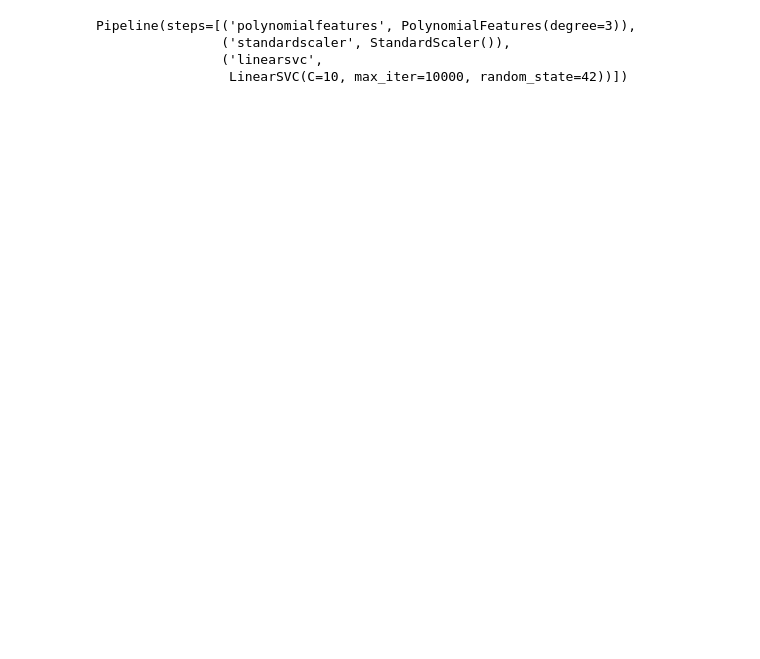
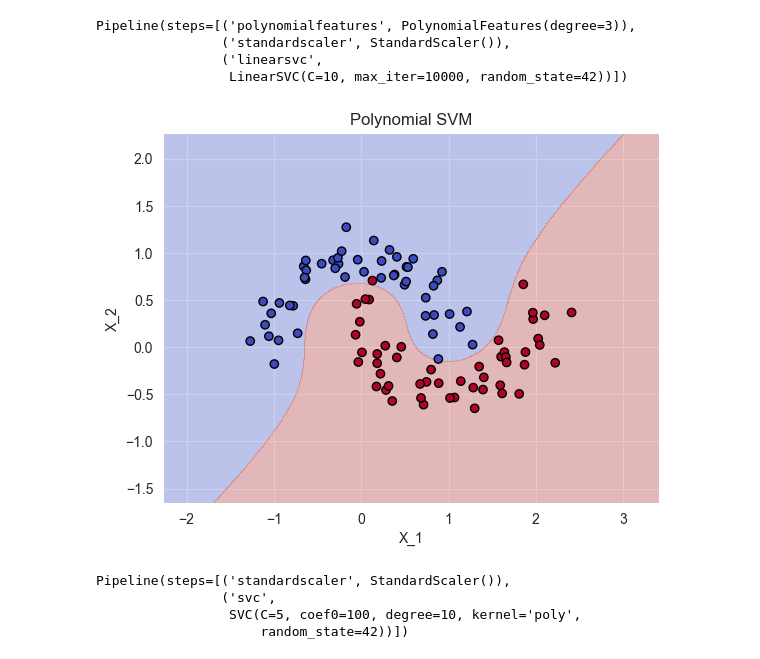
Before and after one commit to S-Coding-Stuff/Machine_Learning_10, a Jupyter notebook: 04_SVM/svm.ipynb, the cells around one changed output. Cells and saved outputs as stored; diff of their text form; code cells hidden in the pictures; blank space fills up the shorter version.

```diff
--- a/04_SVM/svm.ipynb
+++ b/04_SVM/svm.ipynb
@@ -92,3 +106,32 @@ Pipeline(steps=[('polynomialfeatures', PolynomialFeatures(degree=3)),
                 ('standardscaler', StandardScaler()),
                 ('linearsvc',
                  LinearSVC(C=10, max_iter=10000, random_state=42))])
+# %%
+# Similar plotting to first plot
+
+x_min, x_max = X[:, 0].min() - 1, X[:, 0].max() + 1
+y_min, y_max = X[:, 1].min() - 1, X[:, 1].max() + 1
+xx, yy = np.meshgrid(np.linspace(x_min, x_max, 500), np.linspace(y_min, y_max, 500))
+
+Z = polynomial_svm_clf.predict(np.c_[xx.ravel(), yy.ravel()])
+Z = Z.reshape(xx.shape)
+
+plt.contourf(xx, yy, Z, alpha=0.3, cmap=plt.cm.coolwarm)
+plt.scatter(X[:, 0], X[:, 1], c=y, edgecolors='k', cmap=plt.cm.coolwarm)
+plt.xlabel('X_1')
+plt.ylabel('X_2')
+plt.title('Polynomial SVM')
+plt.show()
+# %% [output]
+[figure, added]
+# %%
+from sklearn.svm import SVC
+
+# More freedom for choosing C (number of violations to margin/hyperplane), degree, and initial coef.
+poly_kernel_svm_clf = make_pipeline(StandardScaler(), SVC(kernel='poly', C=5, degree=10, coef0=100, random_state=42))
+poly_kernel_svm_clf.fit(X, y)
+# %% [output]
+Pipeline(steps=[('standardscaler', StandardScaler()),
+                ('svc',
+                 SVC(C=5, coef0=100, degree=10, kernel='poly',
+                     random_state=42))])
```
Also changed, not shown: parts of 7 cells of this notebook.
